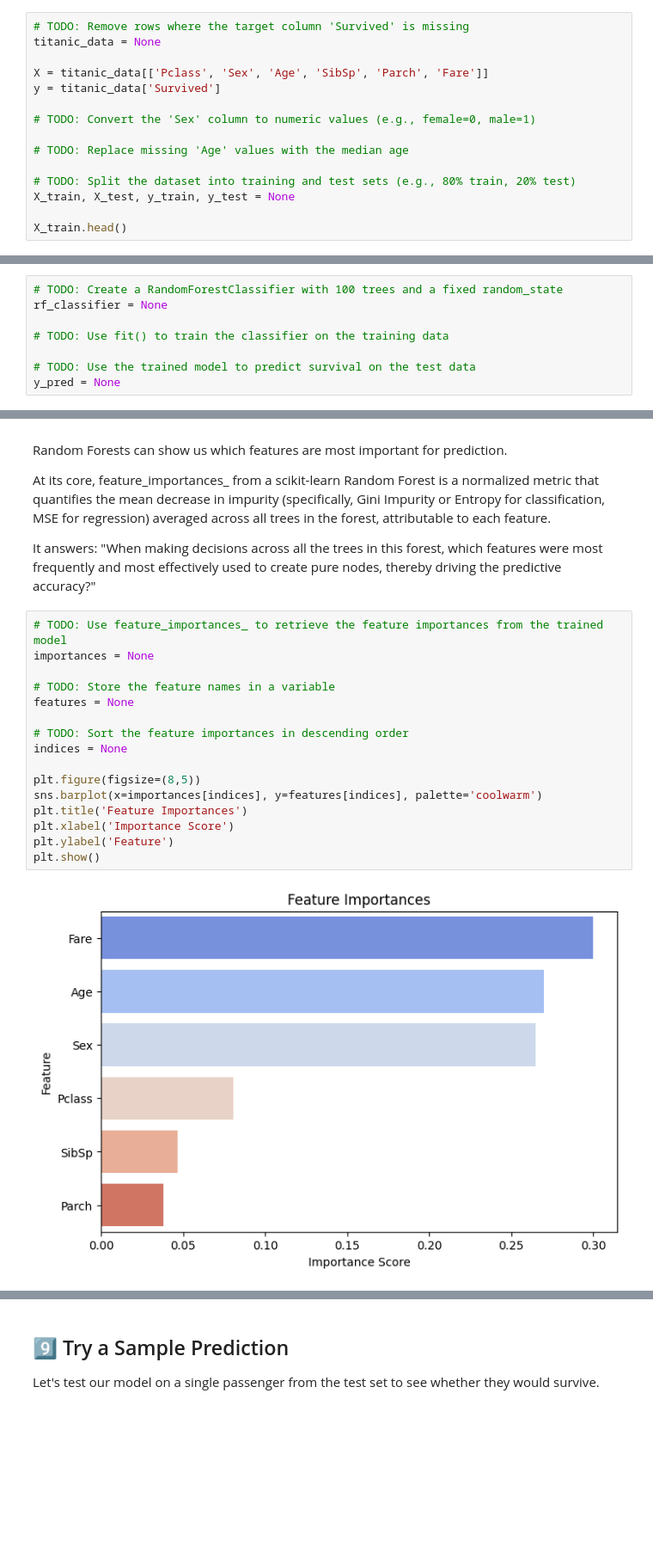
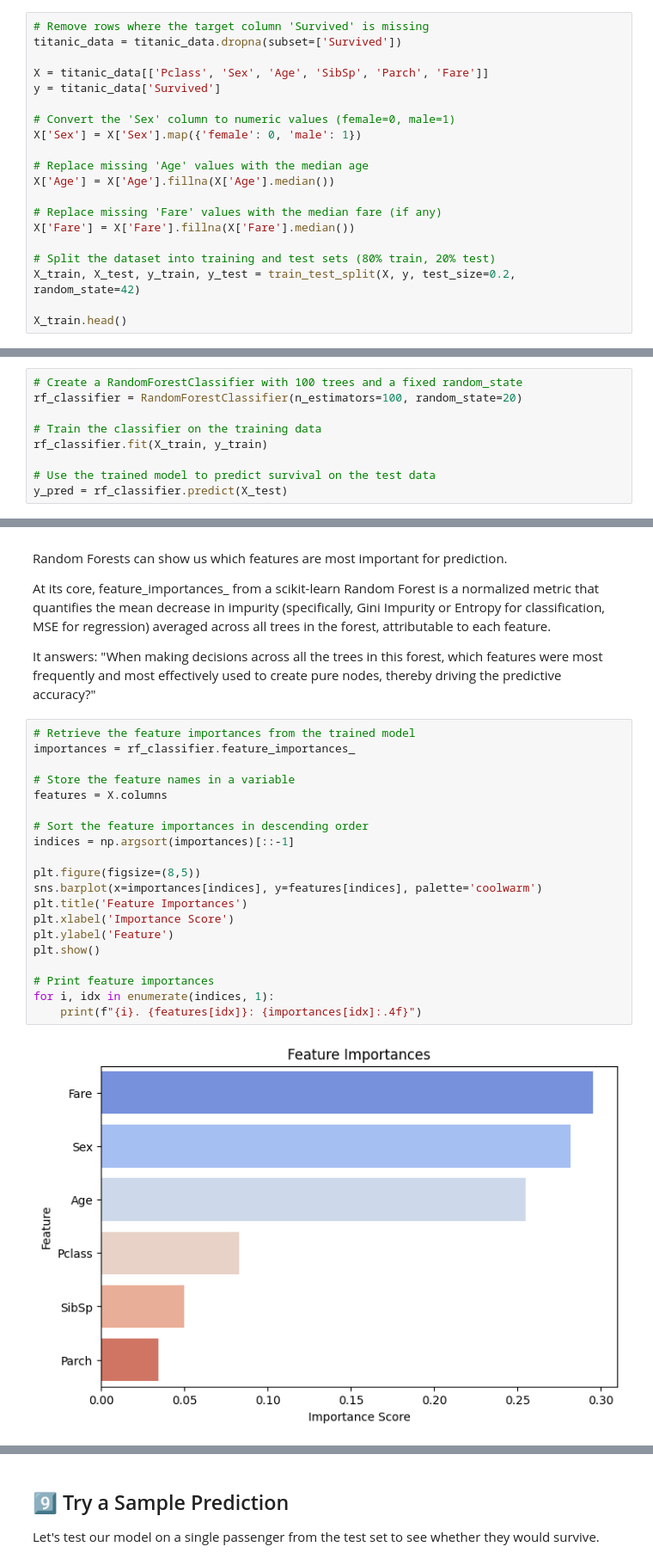
Before and after one commit to parsaivi/Machine-Learning-Course, a Jupyter notebook: HW1/ML_PHW1_Fall_2025/Titanic/titanic.ipynb, the cells around one changed output, grey strips where cells are left out. Shown at 86% size. Drawn from its saved outputs; the diff is of its cells as text; blank space fills up the shorter version.

```diff
--- a/HW1/ML_PHW1_Fall_2025/Titanic/titanic.ipynb
+++ b/HW1/ML_PHW1_Fall_2025/Titanic/titanic.ipynb
@@ -182,18 +198,23 @@ We'll clean and prepare the data for modeling:
 - Fill missing `Age` values with the median. You can try other methods.
 - Split into training and testing sets. We will use the testing set to evaluate our model.
 # %%
-# TODO: Remove rows where the target column 'Survived' is missing
-titanic_data = None
+# Remove rows where the target column 'Survived' is missing
+titanic_data = titanic_data.dropna(subset=['Survived'])
 
 X = titanic_data[['Pclass', 'Sex', 'Age', 'SibSp', 'Parch', 'Fare']]
 y = titanic_data['Survived']
 
-# TODO: Convert the 'Sex' column to numeric values (e.g., female=0, male=1)
+# Convert the 'Sex' column to numeric values (female=0, male=1)
+X['Sex'] = X['Sex'].map({'female': 0, 'male': 1})
 
-# TODO: Replace missing 'Age' values with the median age
+# Replace missing 'Age' values with the median age
+X['Age'] = X['Age'].fillna(X['Age'].median())
 
-# TODO: Split the dataset into training and test sets (e.g., 80% train, 20% test)
-X_train, X_test, y_train, y_test = None
+# Replace missing 'Fare' values with the median fare (if any)
+X['Fare'] = X['Fare'].fillna(X['Fare'].median())
+
+# Split the dataset into training and test sets (80% train, 20% test)
+X_train, X_test, y_train, y_test = train_test_split(X, y, test_size=0.2, random_state=42)
 
 X_train.head()
 # %% [output]
@@ -207,13 +228,14 @@ X_train.head()
 ## 6️⃣ Model Training — Random Forest Classifier
 A **Random Forest** is an ensemble model made up of many decision trees. It’s robust, handles nonlinear relationships well, and reduces overfitting.
 # %%
-# TODO: Create a RandomForestClassifier with 100 trees and a fixed random_state
-rf_classifier = None
+# Create a RandomForestClassifier with 100 trees and a fixed random_state
+rf_classifier = RandomForestClassifier(n_estimators=100, random_state=20)
 
-# TODO: Use fit() to train the classifier on the training data
+# Train the classifier on the training data
+rf_classifier.fit(X_train, y_train)
 
-# TODO: Use the trained model to predict survival on the test data
-y_pred = None
+# Use the trained model to predict survival on the test data
+y_pred = rf_classifier.predict(X_test)
 # %% [markdown]
 ## 7️⃣ Model Evaluation
 We'll measure how well our model performs using accuracy, a confusion matrix, and a classification report.
@@ -252,20 +291,24 @@ At its core, feature_importances_ from a scikit-learn Random Forest is a normali
 
 It answers: "When making decisions across all the trees in this forest, which features were most frequently and most effectively used to create pure nodes, thereby driving the predictive accuracy?"
 # %%
-# TODO: Use feature_importances_ to retrieve the feature importances from the trained model
-importances = None
+# Retrieve the feature importances from the trained model
+importances = rf_classifier.feature_importances_
 
-# TODO: Store the feature names in a variable
-features = None
+# Store the feature names in a variable
+features = X.columns
 
-# TODO: Sort the feature importances in descending order
-indices = None
+# Sort the feature importances in descending order
+indices = np.argsort(importances)[::-1]
 
 plt.figure(figsize=(8,5))
 sns.barplot(x=importances[indices], y=features[indices], palette='coolwarm')
 plt.title('Feature Importances')
 plt.xlabel('Importance Score')
 plt.ylabel('Feature')
 plt.show()
+
+# Print feature importances
+for i, idx in enumerate(indices, 1):
+    print(f"{i}. {features[idx]}: {importances[idx]:.4f}")
 # %% [output]
-[figure, old version]
+[figure, new version]
```
Also changed, not shown: parts of 13 cells of this notebook.
